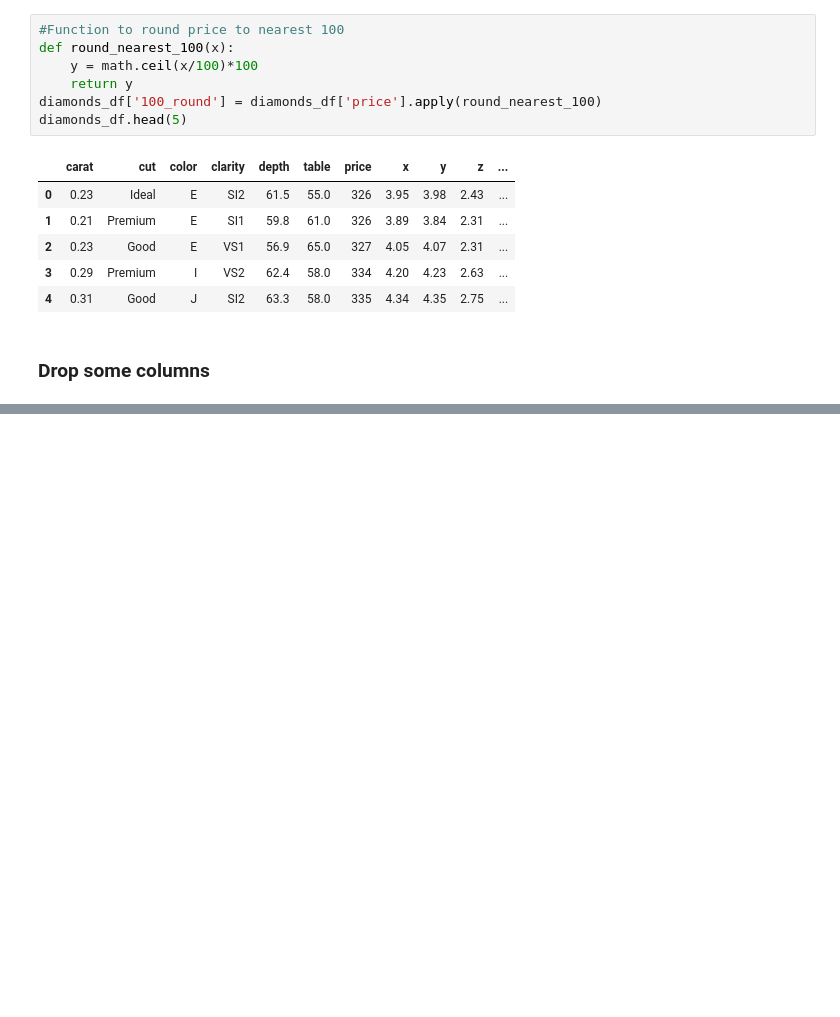
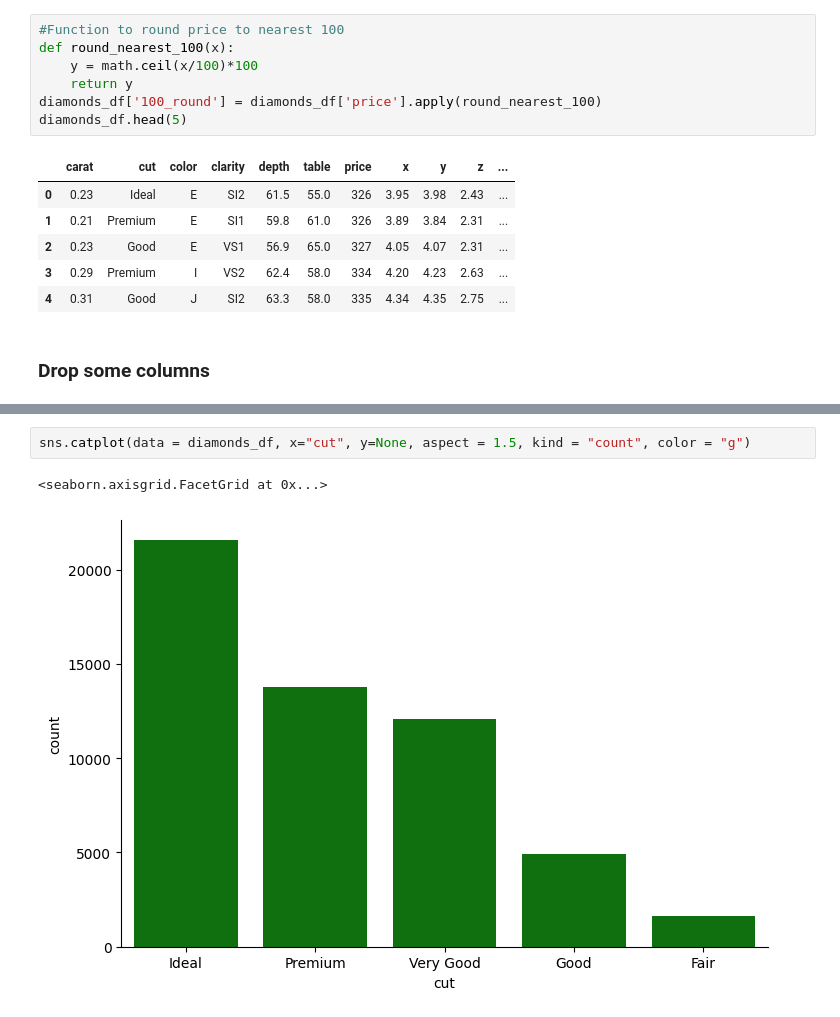
Before and after one commit to syedmeesamali/Python, a Jupyter notebook: 6_Coursera/Practice/Data_Vis_01.ipynb, the cells around one changed output, grey strips where cells are left out. Drawn from its saved outputs; the diff is of its cells as text; blank space fills up the shorter version.

```diff
--- a/6_Coursera/Practice/Data_Vis_01.ipynb
+++ b/6_Coursera/Practice/Data_Vis_01.ipynb
@@ -124,0 +167,5 @@ diamonds_df.head(5)
+# %%
+sns.catplot(data = diamonds_df, x="cut", y=None, aspect = 1.5, kind = "count", color = "g")
+# %% [output]
+<seaborn.axisgrid.FacetGrid at 0x...>
+[figure, added]
```
Also changed, not shown: parts of 9 cells of this notebook.
